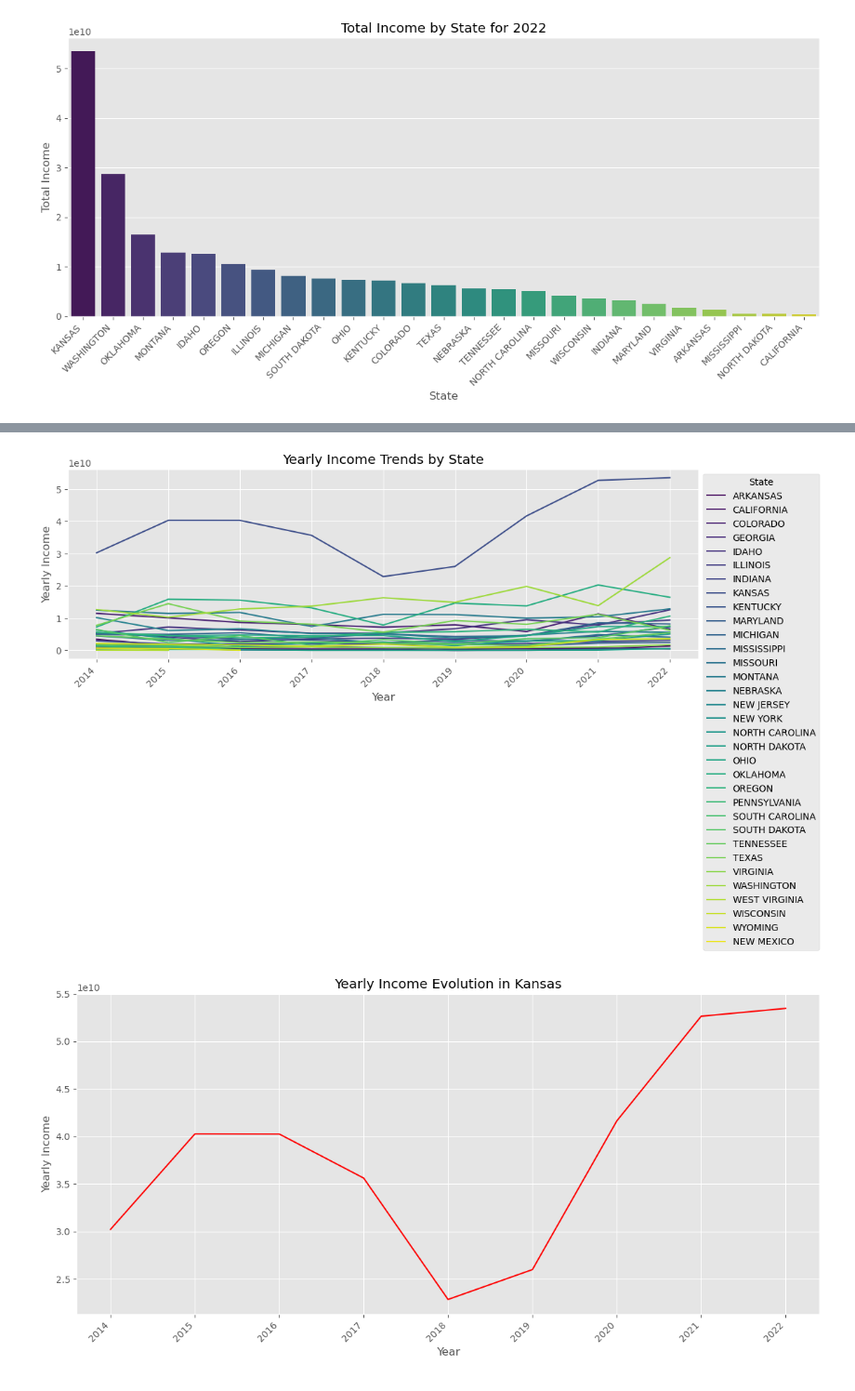
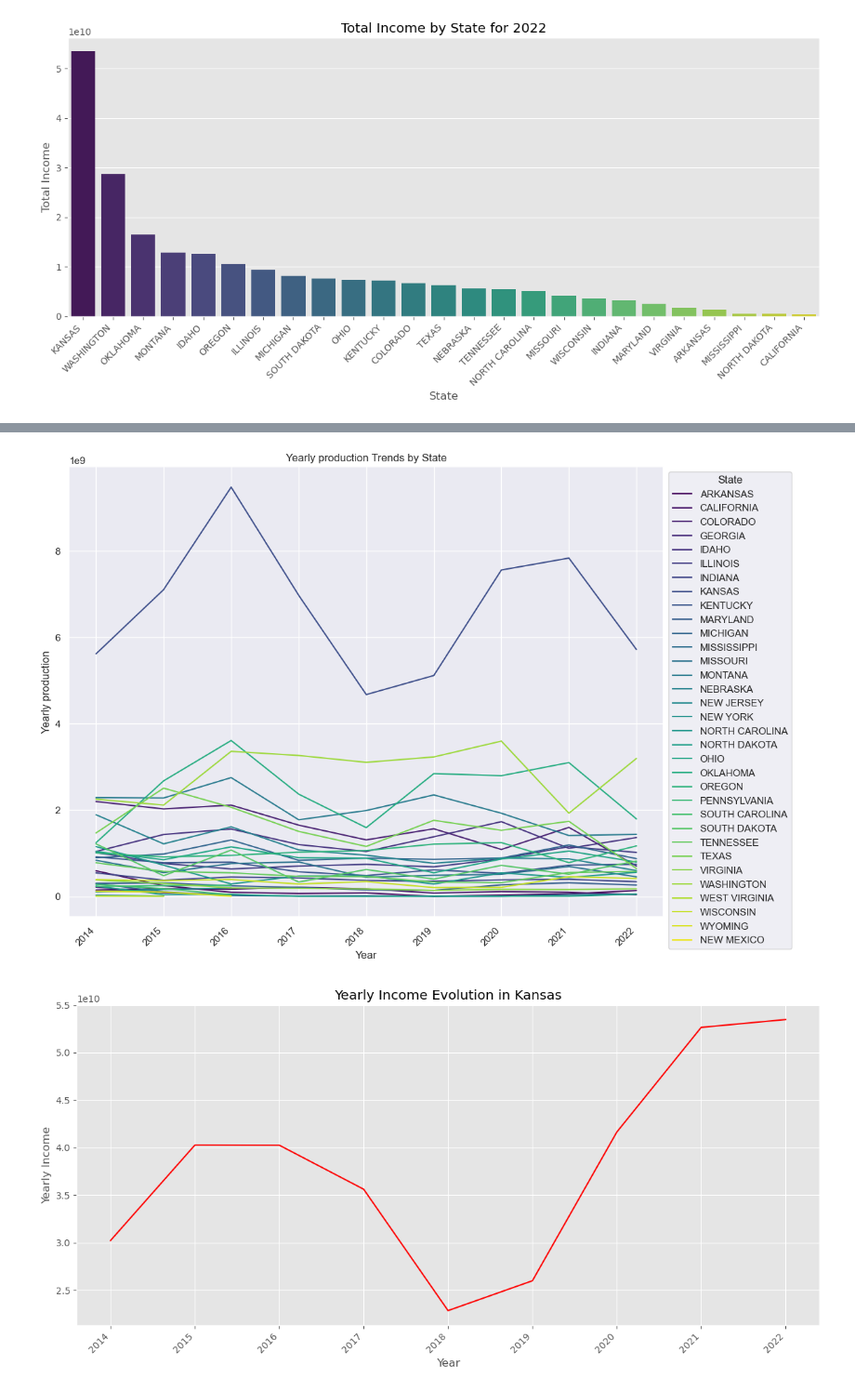
Before and after one commit to abdeleatifi/predict_farm_performance, a Jupyter notebook: Farm_Clustring_EDA.ipynb, the cells around one changed output, grey strips where cells are left out. Shown at 93% size. Drawn from its saved outputs; the diff is of its cells as text; code cells hidden in the pictures.

```diff
--- a/Farm_Clustring_EDA.ipynb
+++ b/Farm_Clustring_EDA.ipynb
@@ -275,3 +275,21 @@ import seaborn as sns
 import chart_studio.plotly as py
 import plotly.offline as pyoff
 import plotly.graph_objs as go
+# %%
+# Count the number of crops in each state for each year
+crop_counts = df_merged.groupby(['year', 'state']).size().reset_index(name='count')
+
+# Create a scatter plot using Seaborn
+sns.set(style="darkgrid")
+plt.figure(figsize=(12, 6))
+
+# Plot the data
+sns.scatterplot(x='year', y='state', size='count', data=crop_counts)
+
+# Customize the plot
+plt.title('Number of Crops in Each State for Each Year')
+plt.xlabel('Year')
+plt.ylabel('State')
+
+# Show the plot
+plt.show()
@@ -323,23 +389,23 @@ plt.show()
 # %%
 # Group the data by year and state, and calculate the mean yearly income for each combination
-yearly_income_by_state = df_merged.groupby(['year', 'state'])['yearly_income'].sum().reset_index()
+yearly_income_by_state = df_merged.groupby(['year', 'state'])['production'].sum().reset_index()
 
 # Plot the line graph
-plt.figure(figsize=(12, 6))
-sns.lineplot(x='year', y='yearly_income', hue='state', data=yearly_income_by_state, palette='viridis')
+plt.figure(figsize=(12, 8.5))
+sns.lineplot(x='year', y='production', hue='state', data=yearly_income_by_state, palette='viridis')
 
 # Customize the plot
-plt.title('Yearly Income Trends by State')
+plt.title('Yearly production Trends by State')
 plt.xlabel('Year')
-plt.ylabel('Yearly Income')
+plt.ylabel('Yearly production')
 plt.legend(title='State', bbox_to_anchor=(1, 1), loc='upper left')
 plt.xticks(rotation=45, ha='right')
 
 # Show the plot
 plt.tight_layout()
 plt.show()
 # %% [output]
-[figure, old version]
+[figure, new version]
 # %%
 # Filter the DataFrame for the state of Kansas
 df_kansas = df_merged[df_merged['state'] == 'KANSAS']
```
Also changed, not shown: parts of 6 cells of this notebook, 8 other files.
